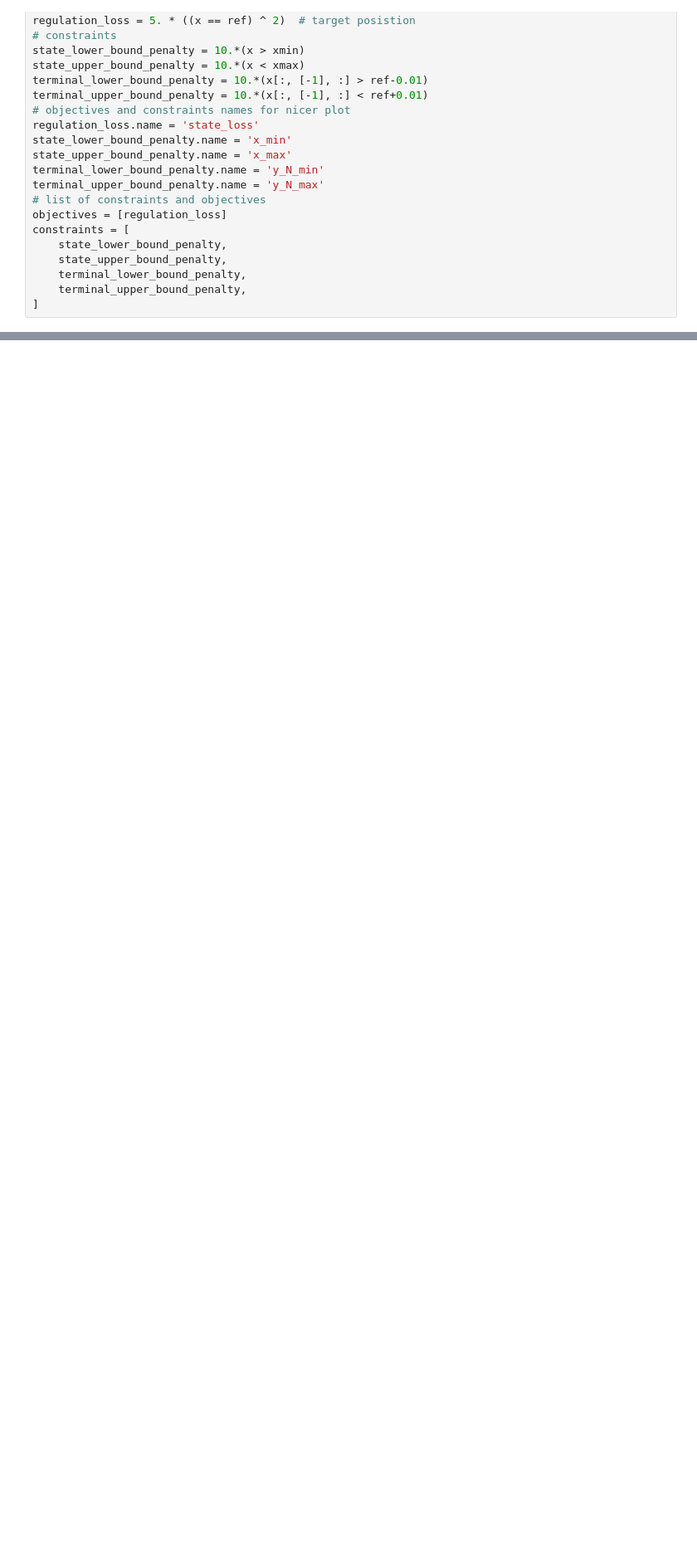
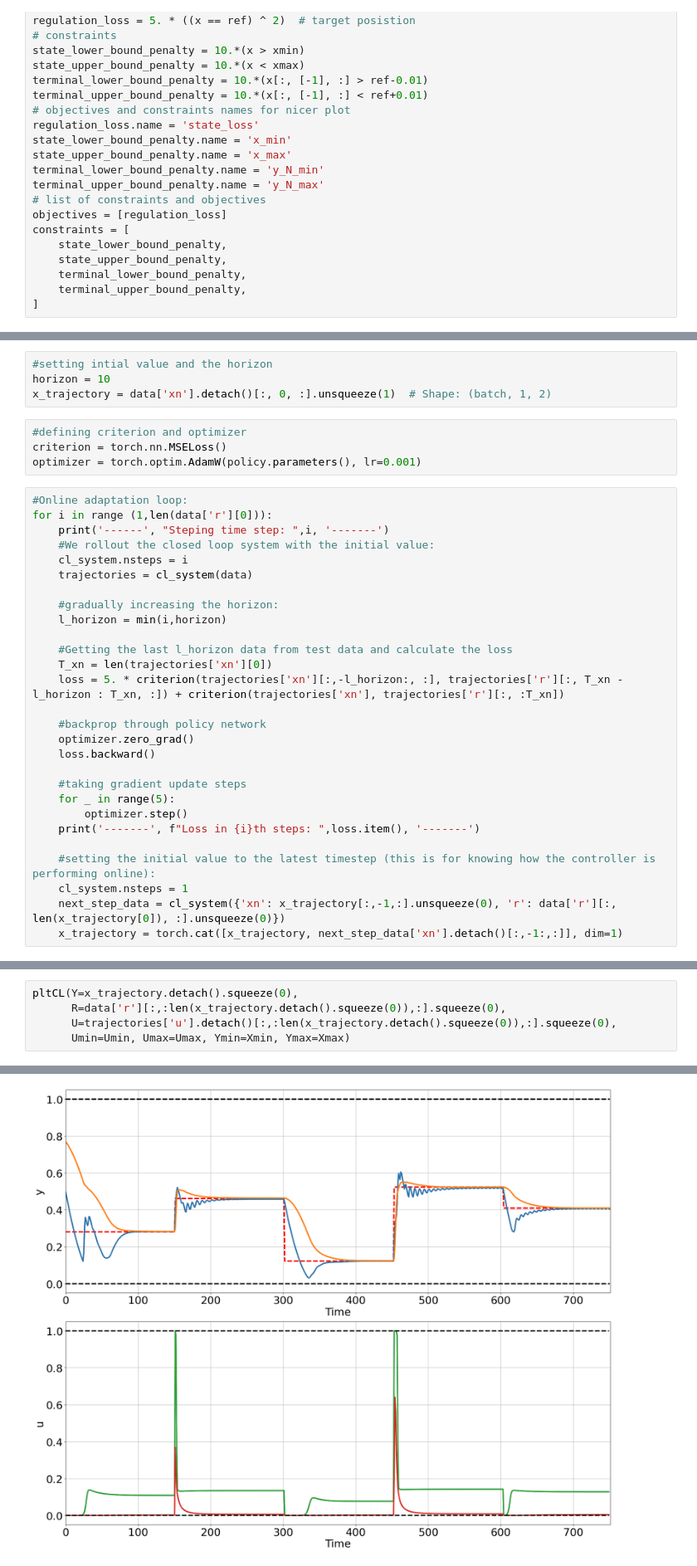
Before and after one commit to Alirezad126/SparseDPC, a Jupyter notebook: 5_Online_DPC/TwoTank.ipynb, the cells around one changed output, grey strips where cells are left out. Shown at 83% size. Drawn from its saved outputs; the diff is of its cells as text; blank space fills up the shorter version.

```diff
--- a/5_Online_DPC/TwoTank.ipynb
+++ b/5_Online_DPC/TwoTank.ipynb
@@ -277,0 +252,36 @@ None
+# %%
+#setting intial value and the horizon
+horizon = 10
+x_trajectory = data['xn'].detach()[:, 0, :].unsqueeze(1)  # Shape: (batch, 1, 2)
+# %%
+#defining criterion and optimizer
+criterion = torch.nn.MSELoss()
+optimizer = torch.optim.AdamW(policy.parameters(), lr=0.001)
+# %%
+#Online adaptation loop:
+for i in range (1,len(data['r'][0])):
+    print('------', "Steping time step: ",i, '-------')
+    #We rollout the closed loop system with the initial value:
+    cl_system.nsteps = i
+    trajectories = cl_system(data)
+
+    #gradually increasing the horizon:
+    l_horizon = min(i,horizon)
+
+    #Getting the last l_horizon data from test data and calculate the loss
+    T_xn = len(trajectories['xn'][0])
+    loss = 5. * criterion(trajectories['xn'][:,-l_horizon:, :], trajectories['r'][:, T_xn - l_horizon : T_xn, :]) + criterion(trajectories['xn'], trajectories['r'][:, :T_xn])
+
+    #backprop through policy network
+    optimizer.zero_grad()
+    loss.backward()
+
+    #taking gradient update steps
+    for _ in range(5):
+        optimizer.step()
+    print('-------', f"Loss in {i}th steps: ",loss.item(), '-------')
+
+    #setting the initial value to the latest timestep (this is for knowing how the controller is performing online):
+    cl_system.nsteps = 1
+    next_step_data = cl_system({'xn': x_trajectory[:,-1,:].unsqueeze(0), 'r': data['r'][:, len(x_trajectory[0]), :].unsqueeze(0)})
+    x_trajectory = torch.cat([x_trajectory, next_step_data['xn'].detach()[:,-1:,:]], dim=1)
@@ -277,0 +306,6 @@ None
+# %%
+pltCL(Y=x_trajectory.detach().squeeze(0),
+      R=data['r'][:,:len(x_trajectory.detach().squeeze(0)),:].squeeze(0),
+      U=trajectories['u'].detach()[:,:len(x_trajectory.detach().squeeze(0)),:].squeeze(0),
+      Umin=Umin, Umax=Umax, Ymin=Xmin, Ymax=Xmax)
+# %% [output]
@@ -277,0 +315 @@ None
+[figure, added]
```
Also changed, not shown: parts of 23 cells of this notebook, 3 other files.
